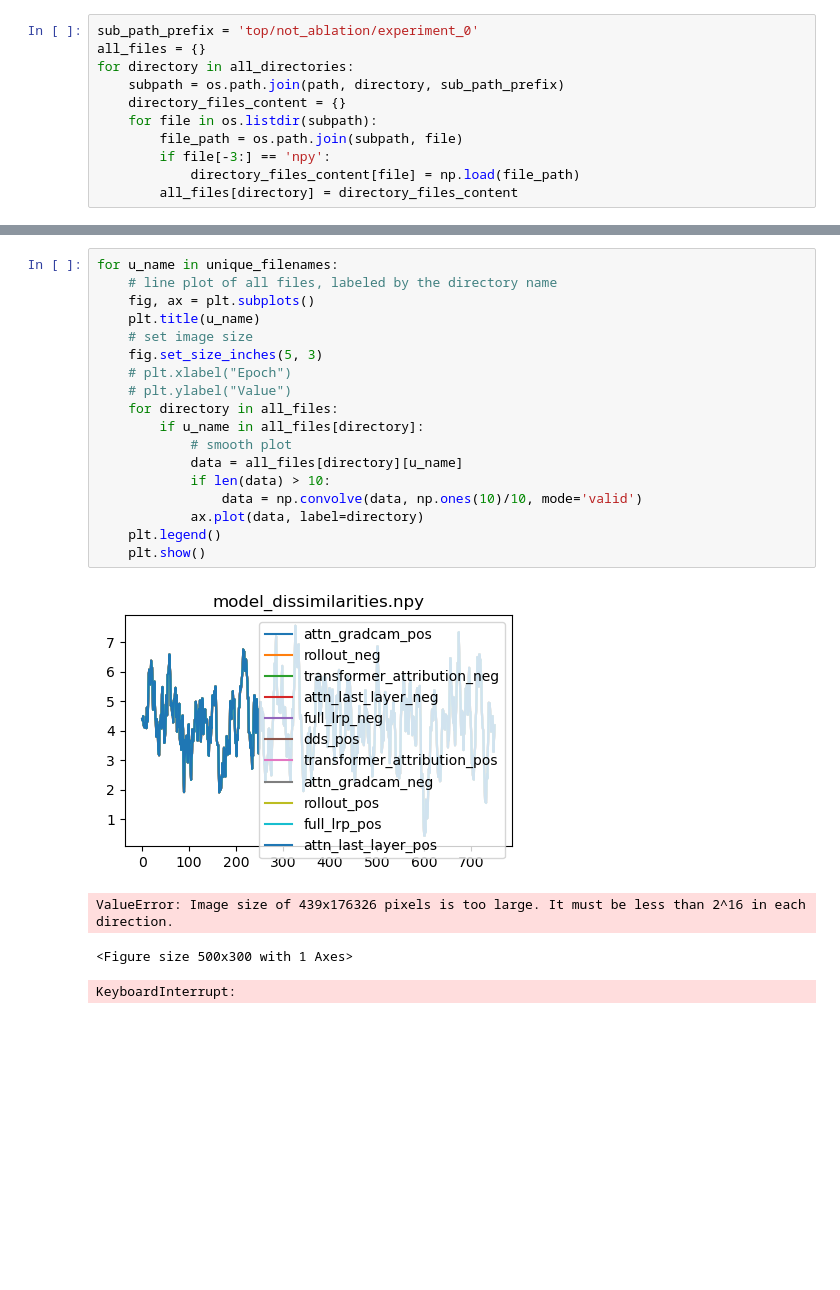
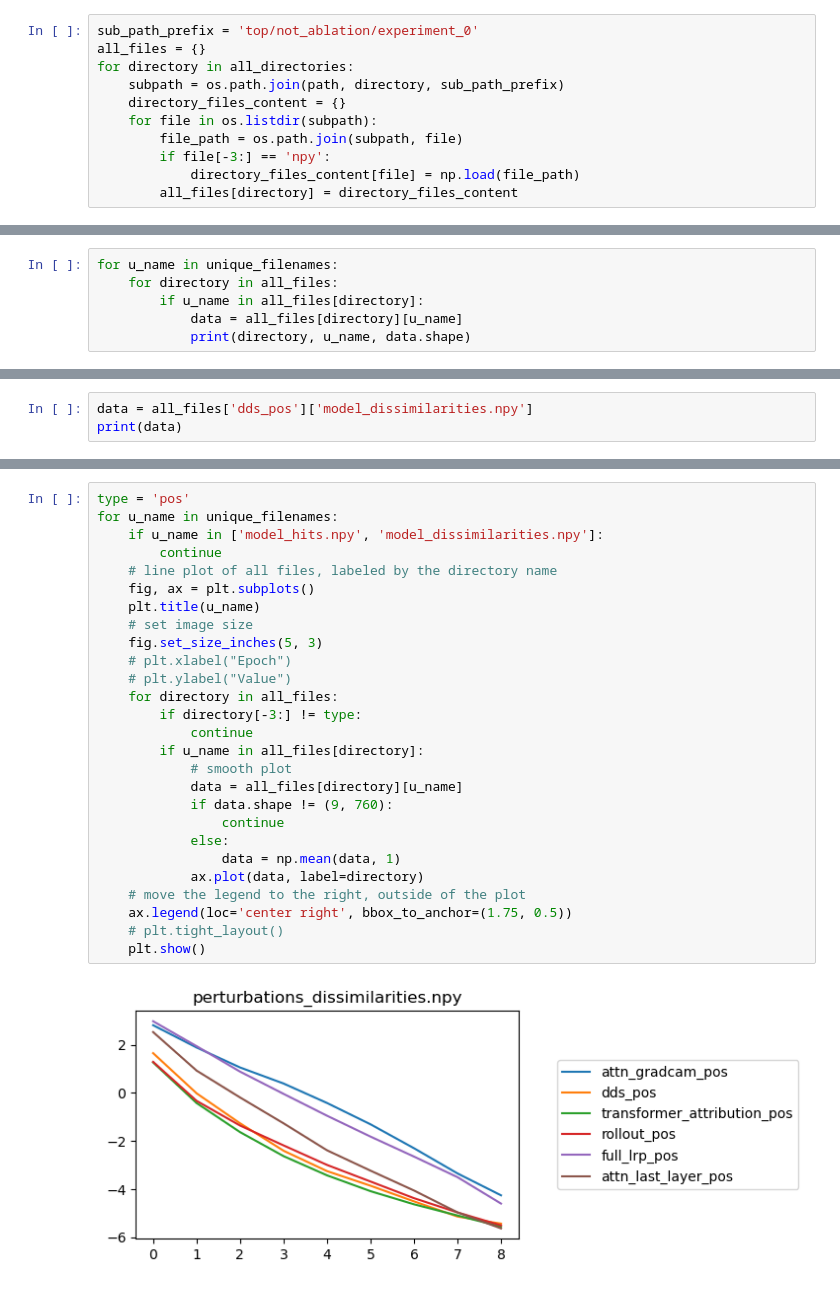
Before and after one commit to aerdelez/re-fvit, a Jupyter notebook: graphs.ipynb, the cells around one changed output, grey strips where cells are left out. Drawn from its saved outputs; the diff is of its cells as text; blank space fills up the shorter version.

```diff
--- a/graphs.ipynb
+++ b/graphs.ipynb
@@ -57,0 +58,6 @@ print(unique_filenames)
+# %%
+for u_name in unique_filenames:
+    for directory in all_files:
+        if u_name in all_files[directory]:
+            data = all_files[directory][u_name]
+            print(directory, u_name, data.shape)
@@ -57,0 +82,3 @@ print(unique_filenames)
+# %%
+data = all_files['dds_pos']['model_dissimilarities.npy']
+print(data)
@@ -58,23 +103,29 @@ print(unique_filenames)
 # %%
+type = 'pos'
 for u_name in unique_filenames:
+    if u_name in ['model_hits.npy', 'model_dissimilarities.npy']:
+        continue
     # line plot of all files, labeled by the directory name
     fig, ax = plt.subplots()
     plt.title(u_name)
     # set image size
     fig.set_size_inches(5, 3)
     # plt.xlabel("Epoch")
     # plt.ylabel("Value")
     for directory in all_files:
+        if directory[-3:] != type:
+            continue
         if u_name in all_files[directory]:
             # smooth plot
             data = all_files[directory][u_name]
-            if len(data) > 10:
-                data = np.convolve(data, np.ones(10)/10, mode='valid')
+            if data.shape != (9, 760):
+                continue
+            else:
+                data = np.mean(data, 1)
             ax.plot(data, label=directory)
-    plt.legend()
+    # move the legend to the right, outside of the plot
+    ax.legend(loc='center right', bbox_to_anchor=(1.75, 0.5))
+    # plt.tight_layout()
     plt.show()
 # %% [output]
-[figure, old version]
+[figure, new version]
-ValueError: Image size of 439x176326 pixels is too large. It must be less than 2^16 in each direction.
-<Figure size 500x300 with 1 Axes>
-KeyboardInterrupt:
```
Also changed, not shown: parts of 6 cells of this notebook.
